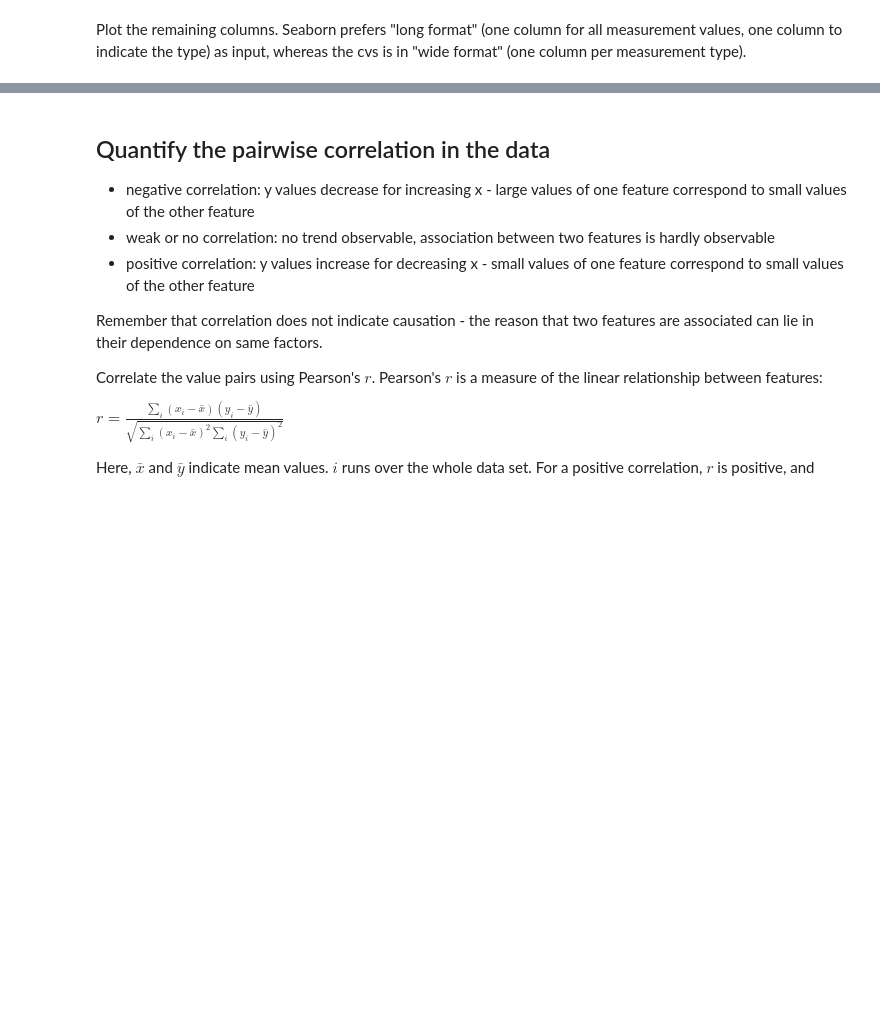
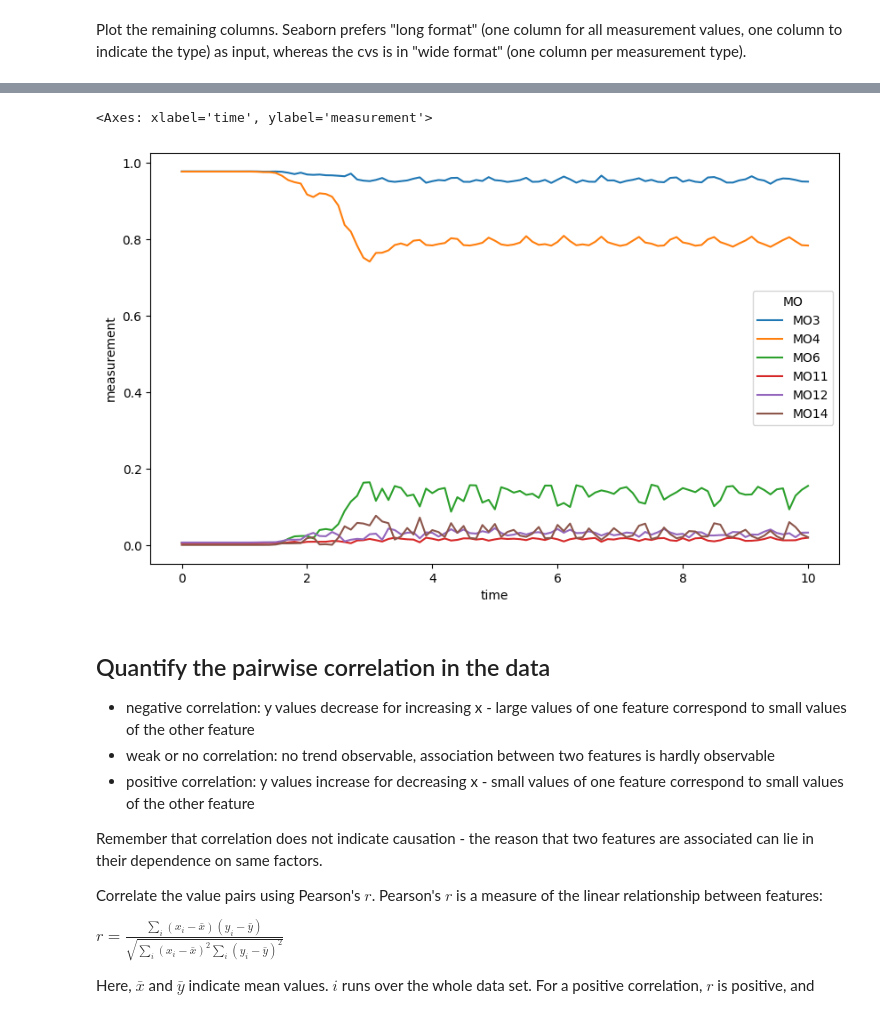
Before and after one commit to tlaus-ukhd/research-question-tlaus, a Jupyter notebook: notebook/notebook_unit1.ipynb, the cells around one changed output, grey strips where cells are left out. Saved outputs shown, nothing was run; the diff lists cells and outputs as text; code cells hidden in the pictures; blank space fills up the shorter version.

```diff
--- a/notebook/notebook_unit1.ipynb
+++ b/notebook/notebook_unit1.ipynb
@@ -98,4 +120,6 @@ df_npop = pd.read_csv("../data/npop.t", sep=r"\s+|\t+|\s+\t+|\t+\s+")
 # %%
 # discard all columns with variance below a set threshold - we can consider them as constant
-df_npop.var()
+to_drop2 = df_npop.var()[df_npop.var() <= 1.0e-5].index
+df_relevant_npop = df_npop.drop(columns=to_drop2)
+df_relevant_npop
 # %% [output]
@@ -122,0 +142,7 @@ Plot the remaining columns. Seaborn prefers "long format" (one column for all me
+# %%
+# plot ideally with seaborn
+df_relevant_npop.reset_index(inplace=True)
+
+# Melt the DataFrame to long format
+df_long=pd.melt(df_relevant_npop, id_vars=['time'], var_name='MO', value_name='measurement')
+print(df_long)
@@ -123,3 +164,9 @@ Plot the remaining columns. Seaborn prefers "long format" (one column for all me
+# %%
+plt.figure(figsize=(10, 6))
+sns.lineplot(x='time', y='measurement', hue='MO', data=df_long)
+# %% [output]
+<Axes: xlabel='time', ylabel='measurement'>
+[figure, added]
 # %% [markdown]
 ## Quantify the pairwise correlation in the data
 
```
Also changed, not shown: parts of 11 cells of this notebook.
